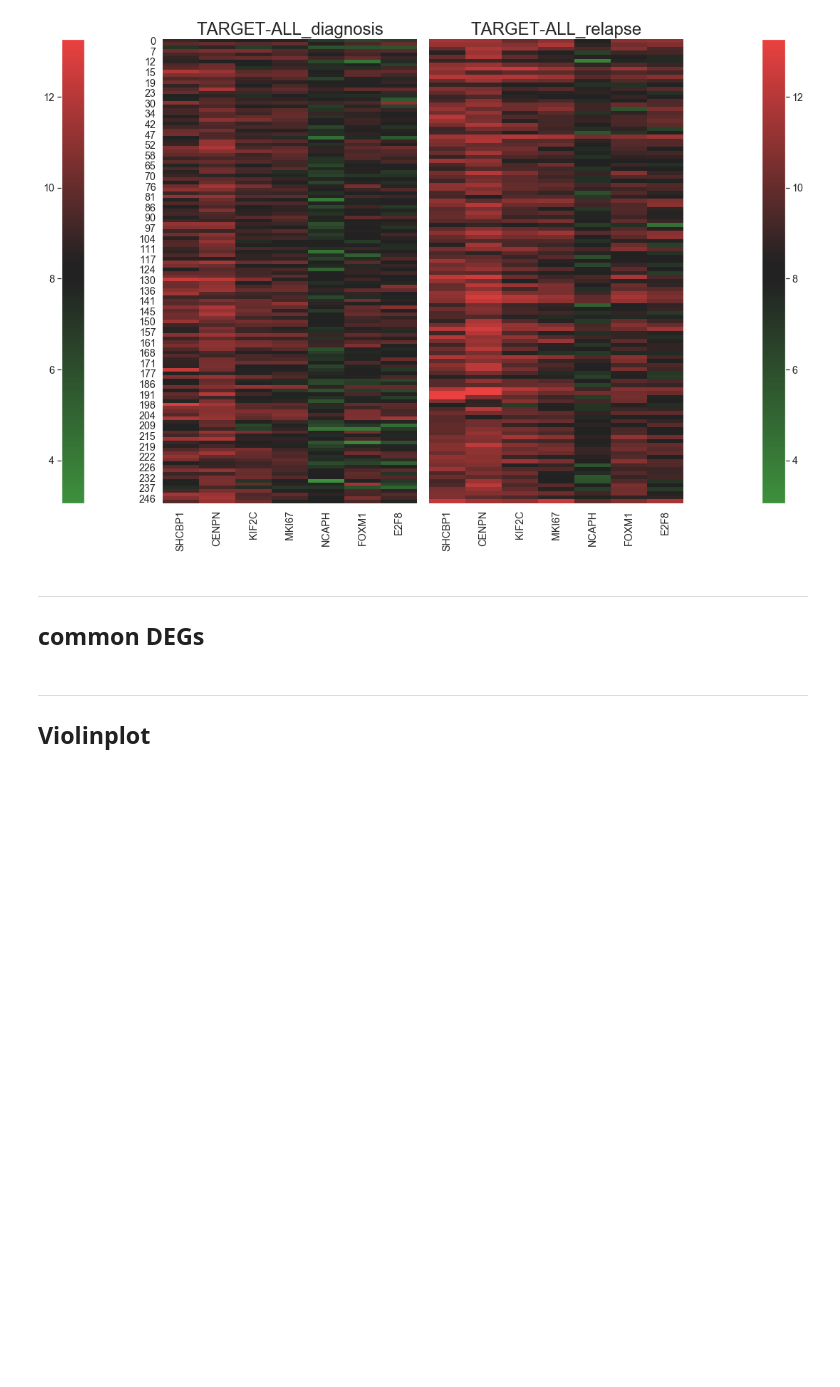
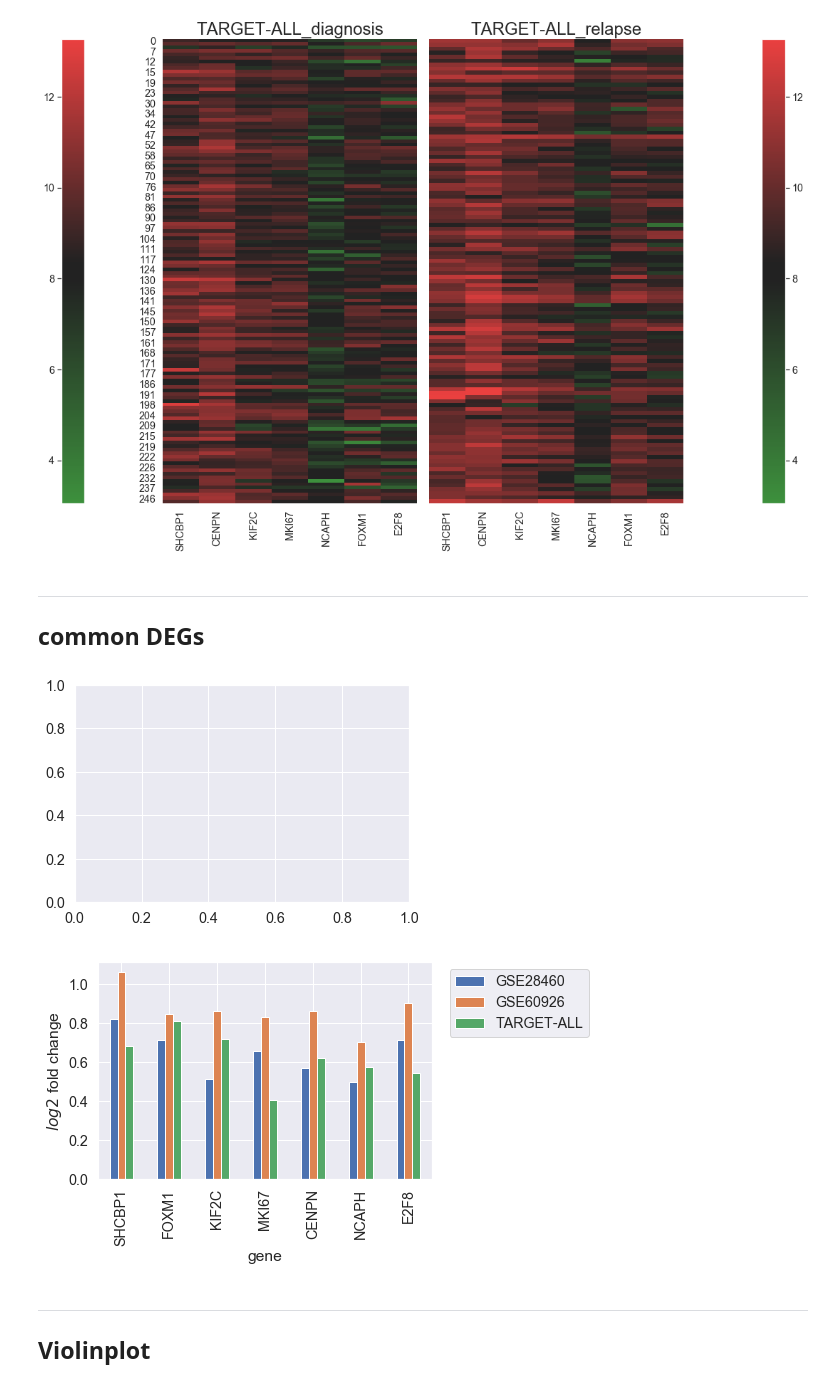
Before and after one commit to boringariel/Data_preprocessing, a Jupyter notebook: Pediatric_ALL_DEG.ipynb, the cells around one changed output. Saved outputs shown, nothing was run; the diff lists cells and outputs as text; code cells hidden in the pictures; blank space fills up the shorter version.

```diff
--- a/Pediatric_ALL_DEG.ipynb
+++ b/Pediatric_ALL_DEG.ipynb
@@ -396,15 +442,37 @@ target_mi = pd.read_csv("./cBioPotal/all_phase2_target_2018_pub_(pediatric)/deg_
 target_mi.rename(columns = {"Unnamed: 0.1": "ID"}, inplace = True)
 
 #merge
-merge_pl = pd.merge(gse28460_pl, target_pl, on = 'ID')
-merge_pl = pd.merge(gse60926_pl, merge_pl, on = 'ID')
+merge_pl = pd.merge(gse28460_pl, gse60926_pl, on = 'ID')
+merge_pl = pd.merge(merge_pl, target_pl, on = 'ID')
 merge_pl = merge_pl.drop_duplicates(['ID'])
 merge_pl.to_csv('./DEG_merge/merge_pl.csv')
 
 merge_mi = pd.merge(gse28460_mi, gse60926_mi, on = 'ID')
-merge_mi = pd.merge(target_mi, merge_mi, on = 'ID')
+merge_mi = pd.merge(merge_mi, target_mi, on = 'ID')
 merge_mi = merge_mi.drop_duplicates(['ID'])
 merge_mi.to_csv('./DEG_merge/merge_mi.csv')
+# %%
+bar = merge_pl[['ID','logFC','logFC_x','logFC_y']]
+
+bar.index = bar['ID']
+
+bar = bar[['logFC_x','logFC_y','logFC']]
+bar.columns = ['GSE28460', 'GSE60926', 'TARGET-ALL']
+
+bar = pd.DataFrame(bar)
+# %%
+plt.subplots()
+
+ax = bar.plot(kind = 'bar', logx = False)
+ax.set(xlabel = 'gene')
+ax.set(ylabel = '$log2$ fold change')
+plt.legend(loc='upper left', bbox_to_anchor=(1.03, 1))
+#plt.title('Common DEG')
+
+plt.savefig('./DEG_merge/bar.png', dpi=300, bbox_inches='tight')
+# %% [output]
+[figure, added]
+[figure, added]
 # %% [markdown]
 ---
 ## Violinplot
```
Also changed, not shown: parts of 16 cells of this notebook.
